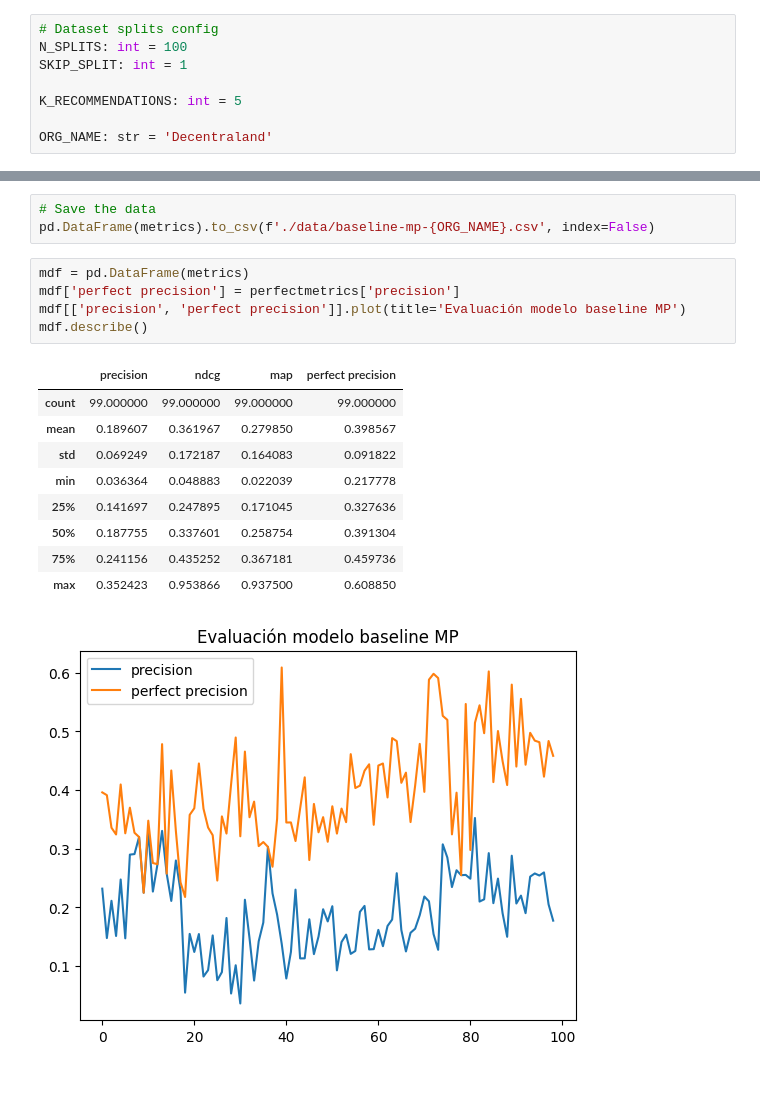
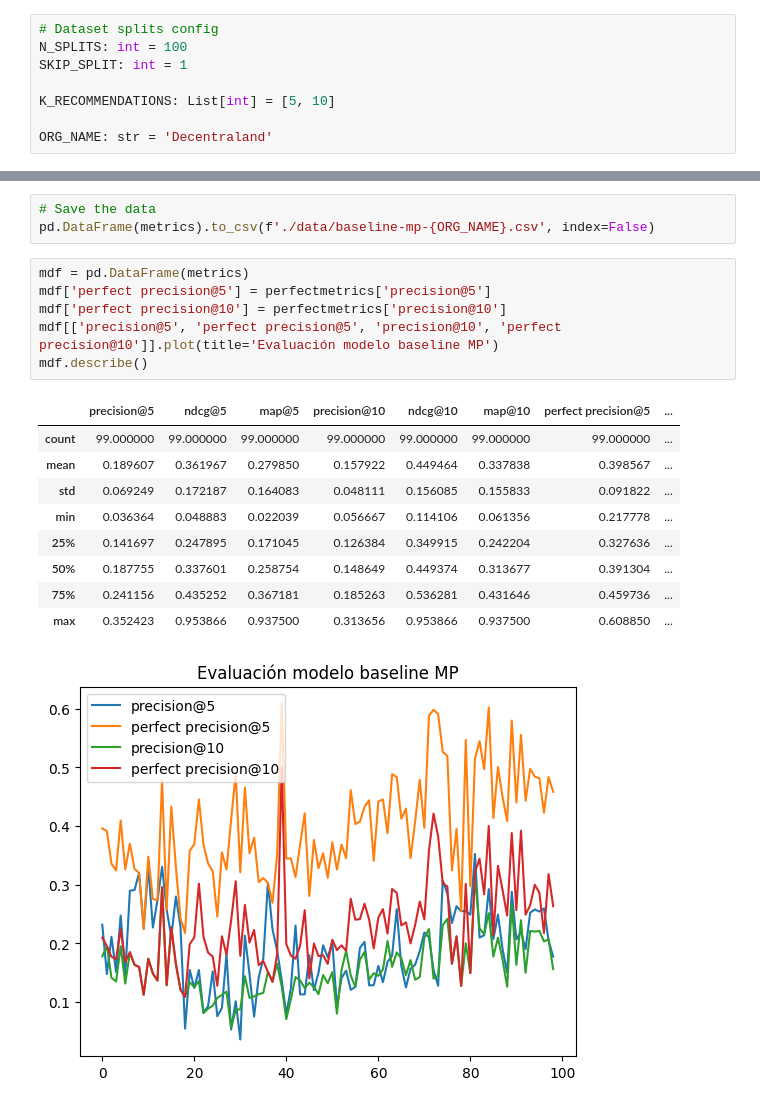
Before and after one commit to daviddavo/upm-tfm-notebooks, a Jupyter notebook: 10_baseline_mp.ipynb, the cells around one changed output, grey strips where cells are left out. Saved outputs shown, nothing was run; the diff lists cells and outputs as text.

```diff
--- a/10_baseline_mp.ipynb
+++ b/10_baseline_mp.ipynb
@@ -21,7 +21,7 @@ Python version 3.9.18 (main, Oct 24 2023, 09:18:18)
 N_SPLITS: int = 100
 SKIP_SPLIT: int = 1
 
-K_RECOMMENDATIONS: int = 5
+K_RECOMMENDATIONS: List[int] = [5, 10]
 
 ORG_NAME: str = 'Decentraland'
 # %% [markdown]
@@ -216,20 +219,21 @@ Perfect predictor score:
 pd.DataFrame(metrics).to_csv(f'./data/baseline-mp-{ORG_NAME}.csv', index=False)
 # %%
 mdf = pd.DataFrame(metrics)
-mdf['perfect precision'] = perfectmetrics['precision']
-mdf[['precision', 'perfect precision']].plot(title='Evaluación modelo baseline MP')
+mdf['perfect precision@5'] = perfectmetrics['precision@5']
+mdf['perfect precision@10'] = perfectmetrics['precision@10']
+mdf[['precision@5', 'perfect precision@5', 'precision@10', 'perfect precision@10']].plot(title='Evaluación modelo baseline MP')
 mdf.describe()
 # %% [output]
-|  | precision | ndcg | map | perfect precision |
-| count | 99.000000 | 99.000000 | 99.000000 | 99.000000 |
-| mean | 0.189607 | 0.361967 | 0.279850 | 0.398567 |
-| std | 0.069249 | 0.172187 | 0.164083 | 0.091822 |
-| min | 0.036364 | 0.048883 | 0.022039 | 0.217778 |
-| 25% | 0.141697 | 0.247895 | 0.171045 | 0.327636 |
-| 50% | 0.187755 | 0.337601 | 0.258754 | 0.391304 |
-| 75% | 0.241156 | 0.435252 | 0.367181 | 0.459736 |
-| max | 0.352423 | 0.953866 | 0.937500 | 0.608850 |
+|  | precision@5 | ndcg@5 | map@5 | precision@10 | ndcg@10 | map@10 | perfect precision@5 | ... |
+| count | 99.000000 | 99.000000 | 99.000000 | 99.000000 | 99.000000 | 99.000000 | 99.000000 | ... |
+| mean | 0.189607 | 0.361967 | 0.279850 | 0.157922 | 0.449464 | 0.337838 | 0.398567 | ... |
+| std | 0.069249 | 0.172187 | 0.164083 | 0.048111 | 0.156085 | 0.155833 | 0.091822 | ... |
+| min | 0.036364 | 0.048883 | 0.022039 | 0.056667 | 0.114106 | 0.061356 | 0.217778 | ... |
+| 25% | 0.141697 | 0.247895 | 0.171045 | 0.126384 | 0.349915 | 0.242204 | 0.327636 | ... |
+| 50% | 0.187755 | 0.337601 | 0.258754 | 0.148649 | 0.449374 | 0.313677 | 0.391304 | ... |
+| 75% | 0.241156 | 0.435252 | 0.367181 | 0.185263 | 0.536281 | 0.431646 | 0.459736 | ... |
+| max | 0.352423 | 0.953866 | 0.937500 | 0.313656 | 0.953866 | 0.937500 | 0.608850 | ... |
-[figure, old version]
+[figure, new version]
 # %%
 pmdf = pd.DataFrame(perfectmetrics)
 pmdf.plot(title='Evaluación clasificador perfecto')
```
Also changed, not shown: parts of 2 cells of this notebook, 2 other files.
